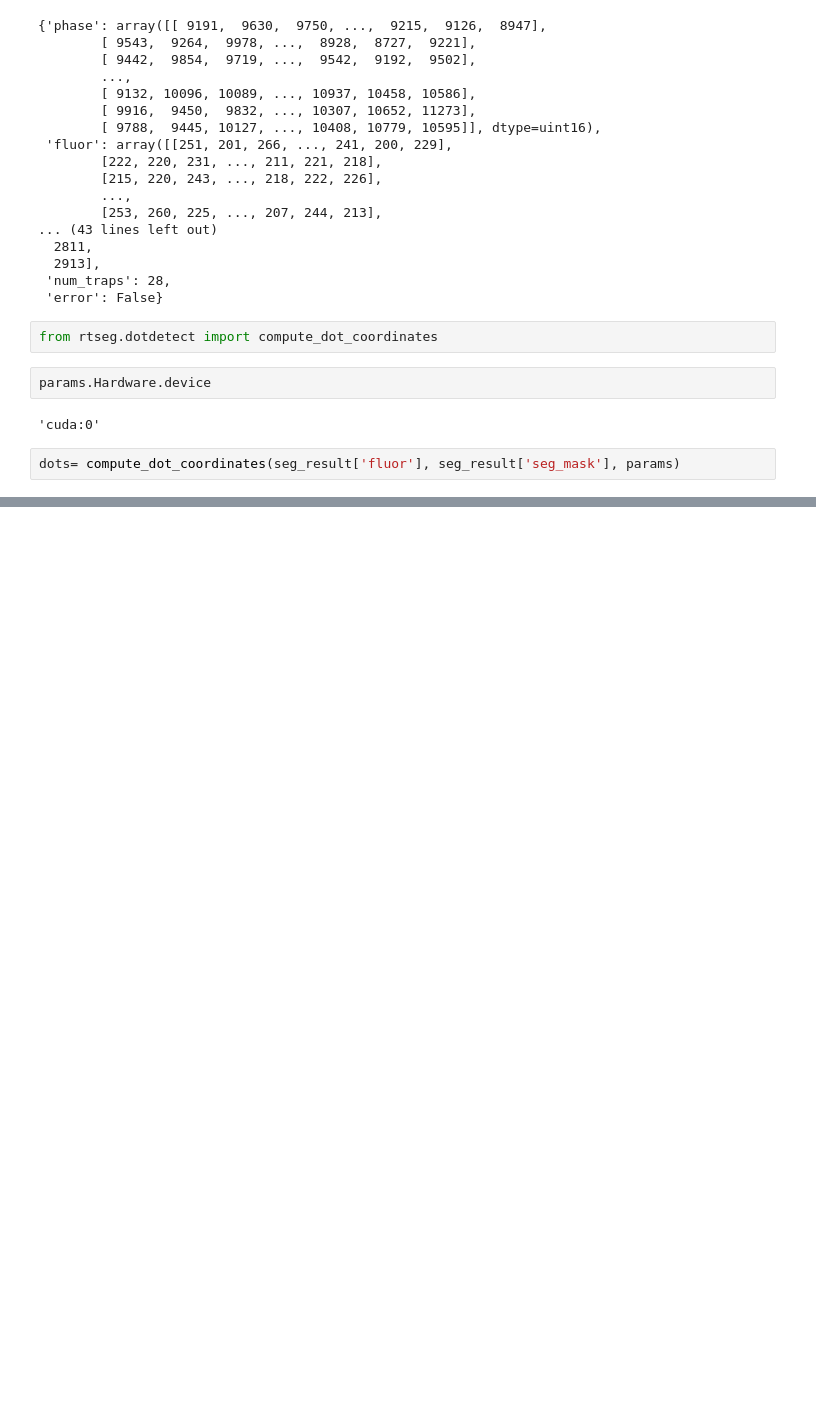
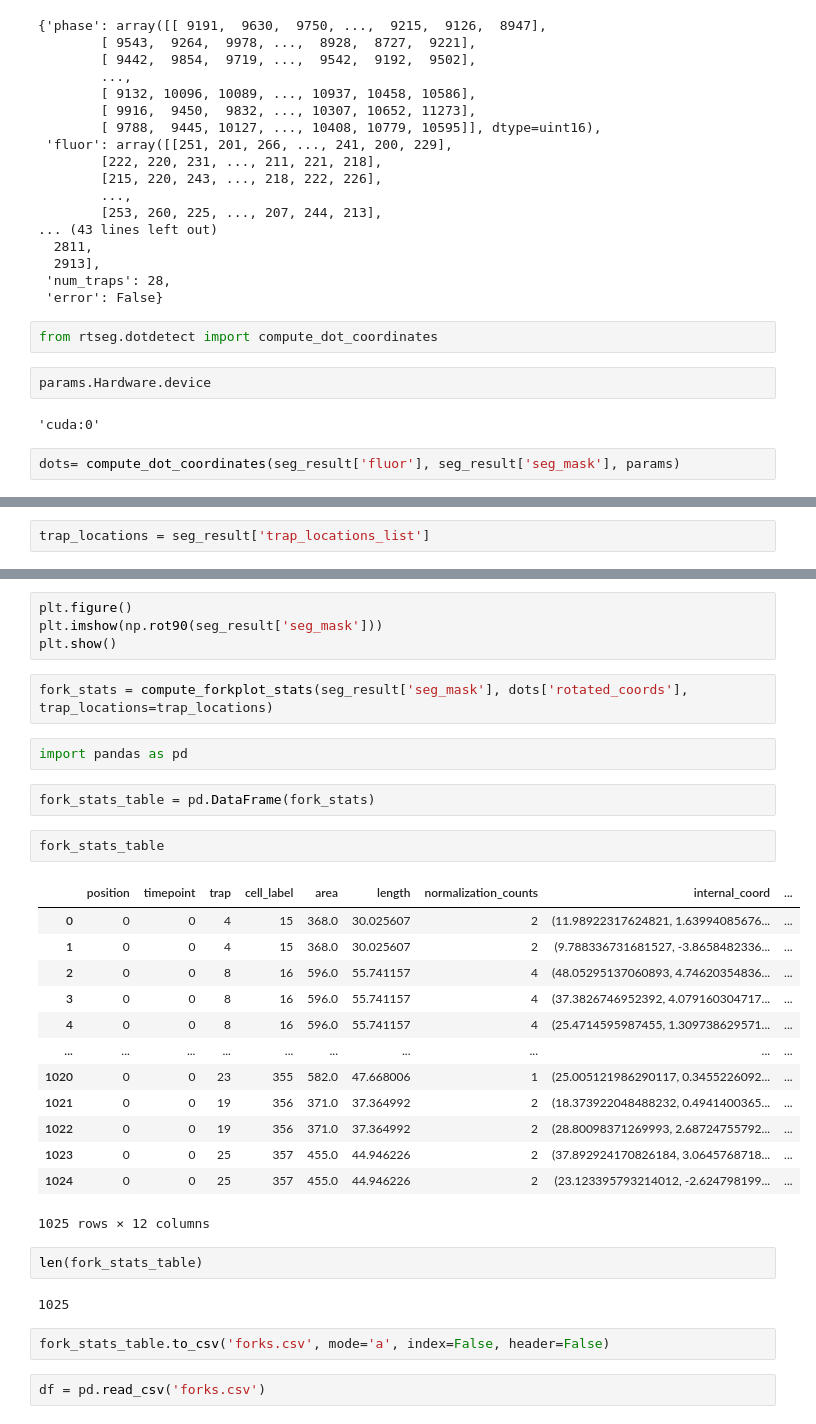
Before and after one commit to karempudi/rtseg, a Jupyter notebook: notebooks/Testing live stuff.ipynb, the cells around one changed output, grey strips where cells are left out. Cells and saved outputs as stored; diff of their text form; blank space fills up the shorter version.

```diff
--- a/notebooks/Testing live stuff.ipynb
+++ b/notebooks/Testing live stuff.ipynb
@@ -93,0 +110,2 @@ plot_dots(seg_result['fluor'], dots)
+# %%
+trap_locations = seg_result['trap_locations_list']
@@ -93,0 +132,34 @@ plot_dots(seg_result['fluor'], dots)
+# %%
+plt.figure()
+plt.imshow(np.rot90(seg_result['seg_mask']))
+plt.show()
+# %%
+fork_stats = compute_forkplot_stats(seg_result['seg_mask'], dots['rotated_coords'], trap_locations=trap_locations)
+# %%
+import pandas as pd
+# %%
+fork_stats_table = pd.DataFrame(fork_stats)
+# %%
+fork_stats_table
+# %% [output]
+|  | position | timepoint | trap | cell_label | area | length | normalization_counts | internal_coord | ... |
+| 0 | 0 | 0 | 4 | 15 | 368.0 | 30.025607 | 2 | (11.98922317624821, 1.63994085676... | ... |
+| 1 | 0 | 0 | 4 | 15 | 368.0 | 30.025607 | 2 | (9.788336731681527, -3.8658482336... | ... |
+| 2 | 0 | 0 | 8 | 16 | 596.0 | 55.741157 | 4 | (48.05295137060893, 4.74620354836... | ... |
+| 3 | 0 | 0 | 8 | 16 | 596.0 | 55.741157 | 4 | (37.3826746952392, 4.079160304717... | ... |
+| 4 | 0 | 0 | 8 | 16 | 596.0 | 55.741157 | 4 | (25.4714595987455, 1.309738629571... | ... |
+| ... | ... | ... | ... | ... | ... | ... | ... | ... | ... |
+| 1020 | 0 | 0 | 23 | 355 | 582.0 | 47.668006 | 1 | (25.005121986290117, 0.3455226092... | ... |
+| 1021 | 0 | 0 | 19 | 356 | 371.0 | 37.364992 | 2 | (18.373922048488232, 0.4941400365... | ... |
+| 1022 | 0 | 0 | 19 | 356 | 371.0 | 37.364992 | 2 | (28.80098371269993, 2.68724755792... | ... |
+| 1023 | 0 | 0 | 25 | 357 | 455.0 | 44.946226 | 2 | (37.892924170826184, 3.0645768718... | ... |
+| 1024 | 0 | 0 | 25 | 357 | 455.0 | 44.946226 | 2 | (23.123395793214012, -2.624798199... | ... |
+1025 rows × 12 columns
+# %%
+len(fork_stats_table)
+# %% [output]
+1025
+# %%
+fork_stats_table.to_csv('forks.csv', mode='a', index=False, header=False)
+# %%
+df = pd.read_csv('forks.csv')
```
Also changed, not shown: parts of 19 cells of this notebook, 6 other files.
